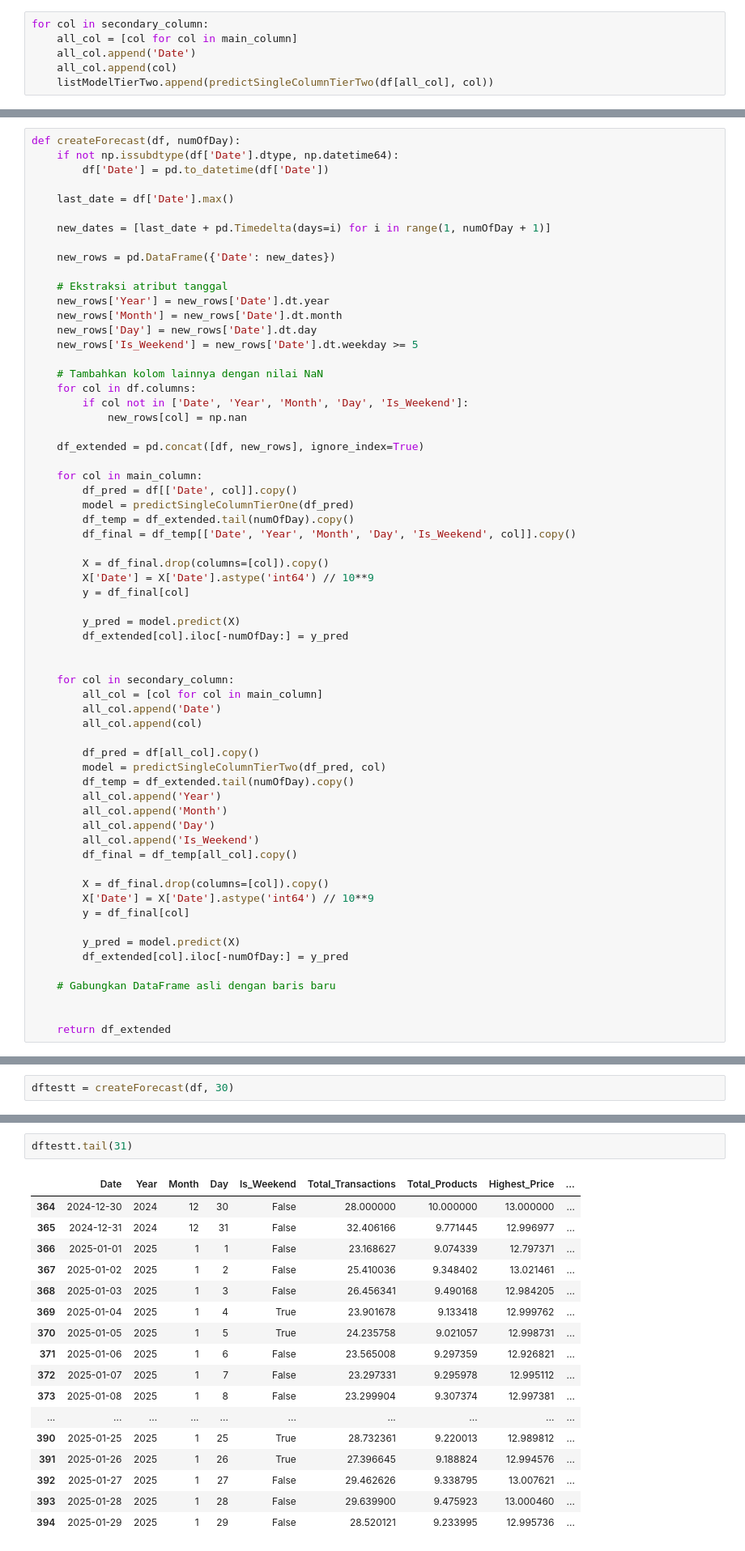
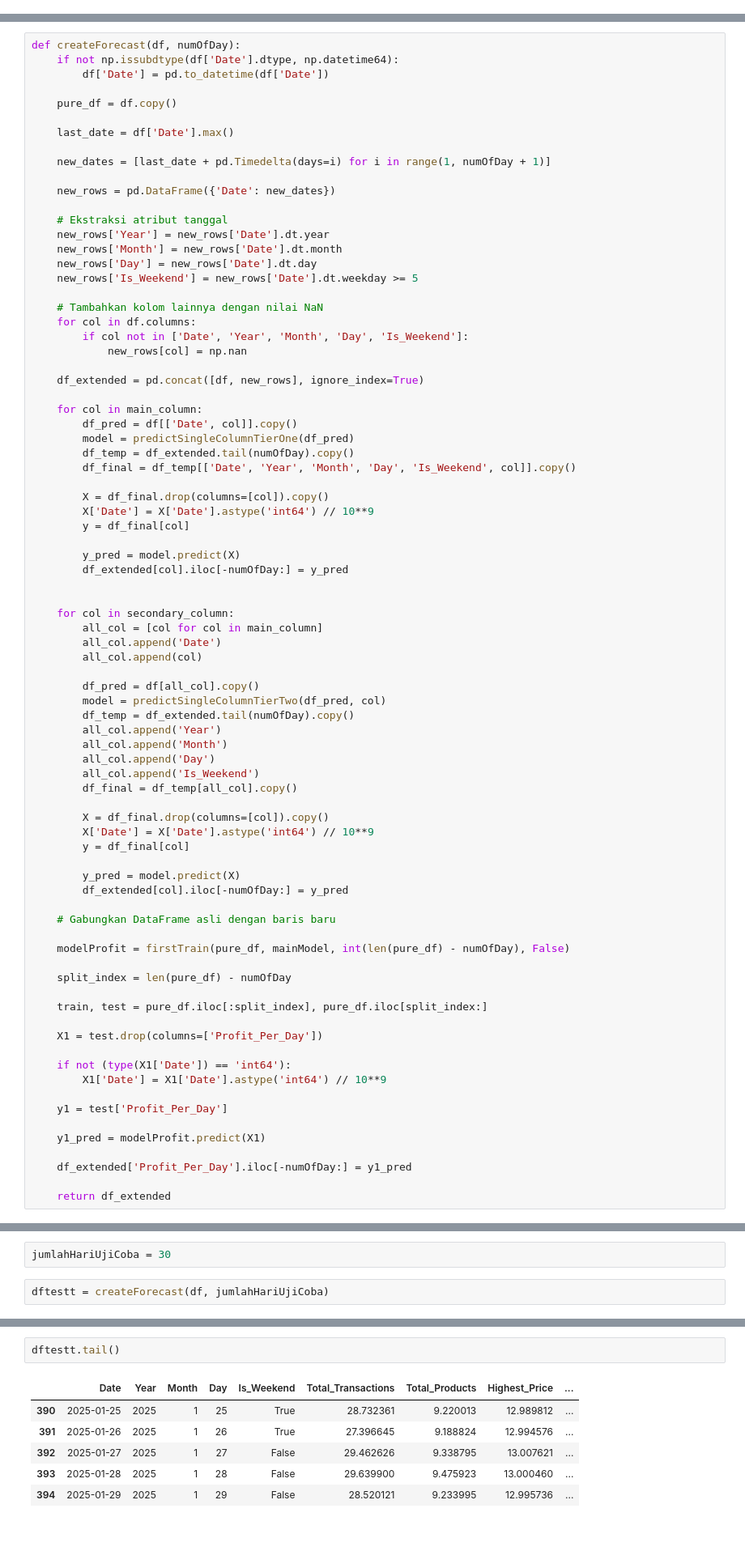
Before and after one commit to Bizniz-Corp/Pretrained-Prediksi-Profit-Model, a Jupyter notebook: Model/ModelPrediksiProfit.ipynb, the cells around one changed output, grey strips where cells are left out. Shown: that part at 81% size. Saved outputs shown, nothing was run; the diff lists cells and outputs as text.

Commit message:
finish pipeline create forecast

```diff
--- a/Model/ModelPrediksiProfit.ipynb
+++ b/Model/ModelPrediksiProfit.ipynb
@@ -886,6 +489,0 @@ See the caveats in the documentation: https://pandas.pydata.org/pandas-docs/stab
-# %%
-for col in secondary_column:
-    all_col = [col for col in main_column]
-    all_col.append('Date')
-    all_col.append(col)
-    listModelTierTwo.append(predictSingleColumnTierTwo(df[all_col], col))
@@ -913,6 +515,8 @@ See the caveats in the documentation: https://pandas.pydata.org/pandas-docs/stab
 def createForecast(df, numOfDay):
     if not np.issubdtype(df['Date'].dtype, np.datetime64):
         df['Date'] = pd.to_datetime(df['Date'])
+
+    pure_df = df.copy()
 
     last_date = df['Date'].max()
 
@@ -970,5 +574,21 @@ def createForecast(df, numOfDay):
 
     # Gabungkan DataFrame asli dengan baris baru
 
+    modelProfit = firstTrain(pure_df, mainModel, int(len(pure_df) - numOfDay), False)
+
+    split_index = len(pure_df) - numOfDay
+
+    train, test = pure_df.iloc[:split_index], pure_df.iloc[split_index:]
+
+    X1 = test.drop(columns=['Profit_Per_Day'])
+
+    if not (type(X1['Date']) == 'int64'):
+        X1['Date'] = X1['Date'].astype('int64') // 10**9
+
+    y1 = test['Profit_Per_Day']
+
+    y1_pred = modelProfit.predict(X1)
+
+    df_extended['Profit_Per_Day'].iloc[-numOfDay:] = y1_pred
 
     return df_extended
@@ -991,5 +597,7 @@ df
+# %%
+jumlahHariUjiCoba = 30
 # %%
-dftestt = createForecast(df, 30)
+dftestt = createForecast(df, jumlahHariUjiCoba)
 # %% [output]
 You are setting values through chained assignment. Currently this works in certain cases, but when using Copy-on-Write (which will become the default behaviour in pandas 3.0) this will never work to u ...
 A typical example is when you are setting values in a column of a DataFrame, like:
@@ -1011,18 +619,7 @@ See the caveats in the documentation: https://pandas.pydata.org/pandas-docs/stab
 # %%
-dftestt.tail(31)
+dftestt.tail()
 # %% [output]
 |  | Date | Year | Month | Day | Is_Weekend | Total_Transactions | Total_Products | Highest_Price | ... |
-| 364 | 2024-12-30 | 2024 | 12 | 30 | False | 28.000000 | 10.000000 | 13.000000 | ... |
-| 365 | 2024-12-31 | 2024 | 12 | 31 | False | 32.406166 | 9.771445 | 12.996977 | ... |
-| 366 | 2025-01-01 | 2025 | 1 | 1 | False | 23.168627 | 9.074339 | 12.797371 | ... |
-| 367 | 2025-01-02 | 2025 | 1 | 2 | False | 25.410036 | 9.348402 | 13.021461 | ... |
-| 368 | 2025-01-03 | 2025 | 1 | 3 | False | 26.456341 | 9.490168 | 12.984205 | ... |
-| 369 | 2025-01-04 | 2025 | 1 | 4 | True | 23.901678 | 9.133418 | 12.999762 | ... |
-| 370 | 2025-01-05 | 2025 | 1 | 5 | True | 24.235758 | 9.021057 | 12.998731 | ... |
-| 371 | 2025-01-06 | 2025 | 1 | 6 | False | 23.565008 | 9.297359 | 12.926821 | ... |
-| 372 | 2025-01-07 | 2025 | 1 | 7 | False | 23.297331 | 9.295978 | 12.995112 | ... |
-| 373 | 2025-01-08 | 2025 | 1 | 8 | False | 23.299904 | 9.307374 | 12.997381 | ... |
-| ... | ... | ... | ... | ... | ... | ... | ... | ... | ... |
 | 390 | 2025-01-25 | 2025 | 1 | 25 | True | 28.732361 | 9.220013 | 12.989812 | ... |
 | 391 | 2025-01-26 | 2025 | 1 | 26 | True | 27.396645 | 9.188824 | 12.994576 | ... |
 | 392 | 2025-01-27 | 2025 | 1 | 27 | False | 29.462626 | 9.338795 | 13.007621 | ... |
```
Also changed, not shown: parts of 52 cells of this notebook.
